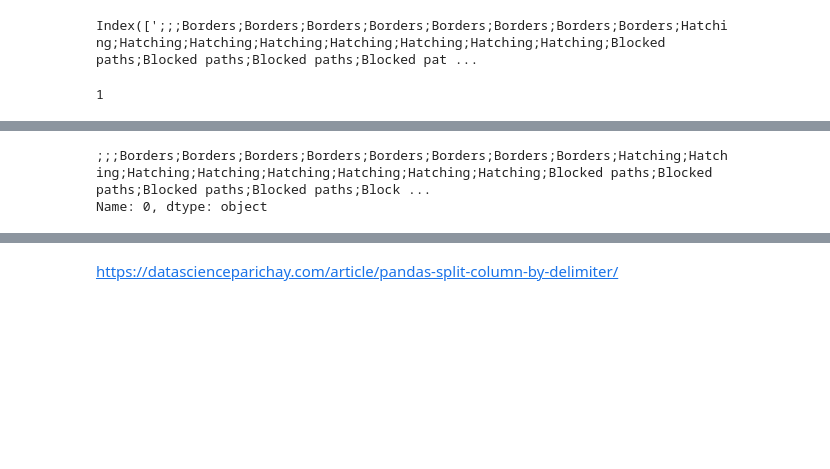
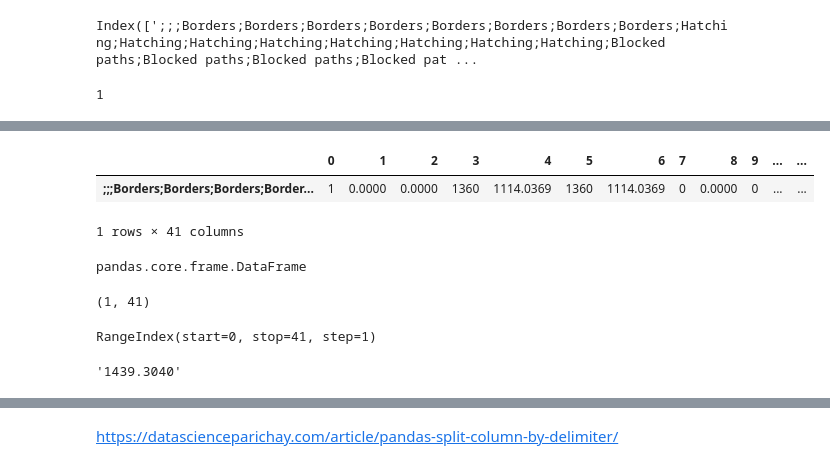
Before and after one commit to JSJeong-me/Irostyle_consortium, a Jupyter notebook: 01-rnx.ipynb, the cells around one changed output, grey strips where cells are left out. Drawn from its saved outputs; the diff is of its cells as text; code cells hidden in the pictures; blank space fills up the shorter version.

```diff
--- a/01-rnx.ipynb
+++ b/01-rnx.ipynb
@@ -15,7 +33,24 @@ len(data.columns)
+# %%
+df_data = data.iloc[2].str.split(';', expand=True)
+# %%
+df_data
+# %% [output]
+|  | 0 | 1 | 2 | 3 | 4 | 5 | 6 | 7 | 8 | 9 | ... | ... |
+| ;;;Borders;Borders;Borders;Border... | 1 | 0.0000 | 0.0000 | 1360 | 1114.0369 | 1360 | 1114.0369 | 0 | 0.0000 | 0 | ... | ... |
+1 rows × 41 columns
+# %%
+type(df_data)
+# %% [output]
+pandas.core.frame.DataFrame
+# %%
+df_data.shape
+# %% [output]
+(1, 41)
+# %%
+df_data.columns
+# %% [output]
+RangeIndex(start=0, stop=41, step=1)
 # %%
-first_line = data.iloc[0]
+df_data.iloc[0,-1]
+# %% [output]
+'1439.3040'
-# %%
-first_line
-# %% [output]
-;;;Borders;Borders;Borders;Borders;Borders;Borders;Borders;Borders;Hatching;Hatching;Hatching;Hatching;Hatching;Hatching;Hatching;Hatching;Blocked paths;Blocked paths;Blocked paths;Blocked paths;Block ...
-Name: 0, dtype: object
```
Also changed, not shown: parts of 3 cells of this notebook.
